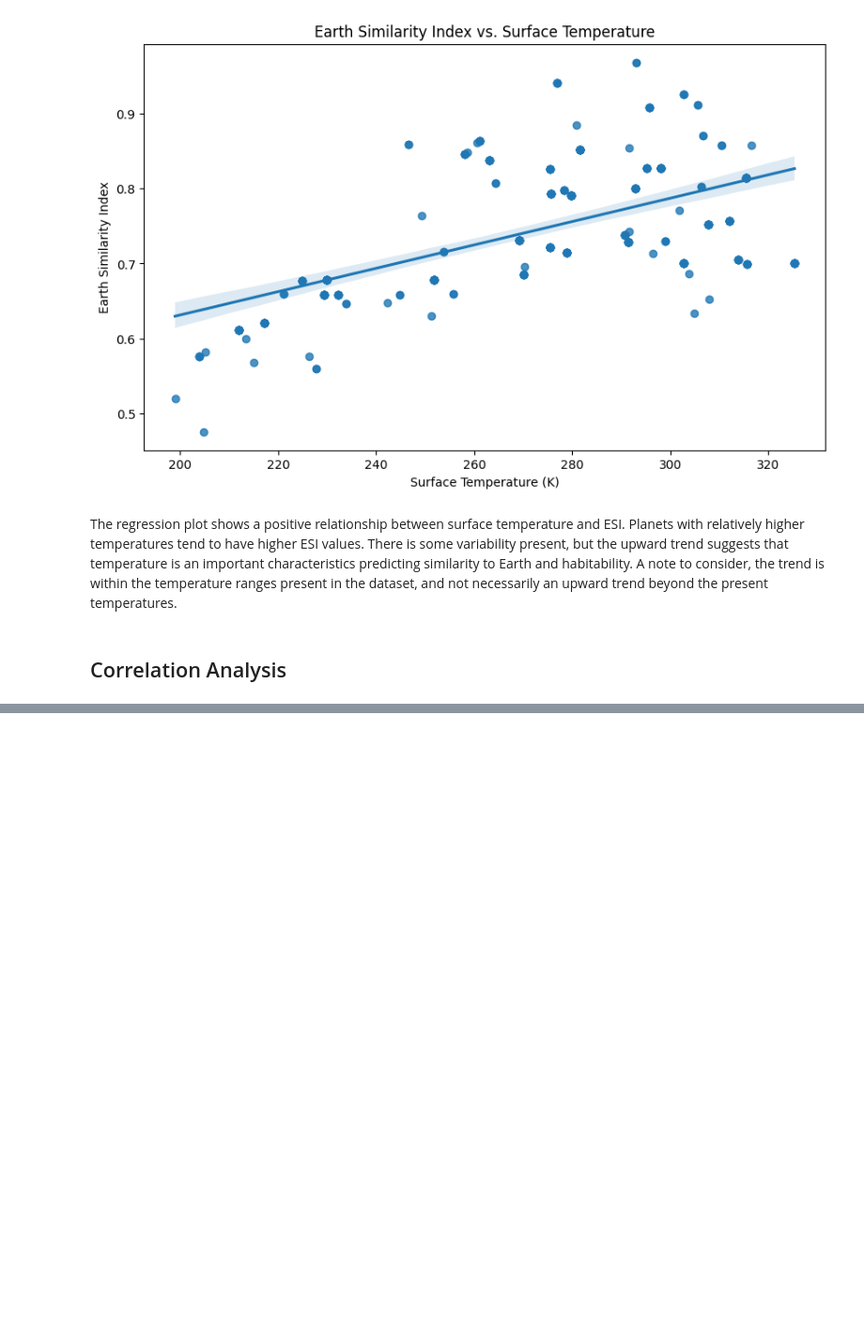
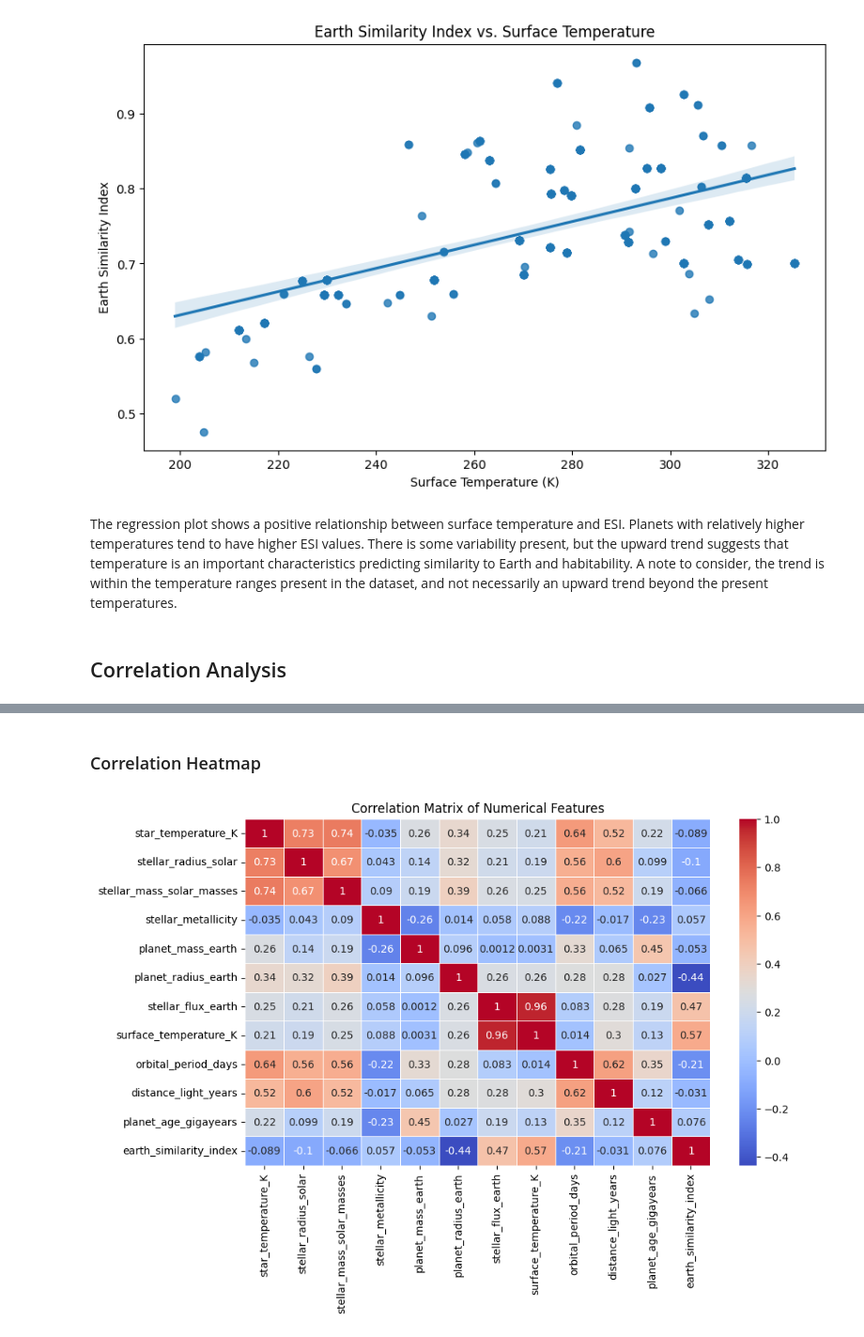
Before and after one commit to joshreisinger17-Data/Exoplanet-Habitability-Prediction, a Jupyter notebook: capstone.ipynb, the cells around one changed output, grey strips where cells are left out. Shown at 94% size. Drawn from its saved outputs; the diff is of its cells as text; code cells hidden in the pictures; blank space fills up the shorter version.

Commit message:
Completed Bivariate and Correlation Analysis

```diff
--- a/capstone.ipynb
+++ b/capstone.ipynb
@@ -707,0 +710,4 @@ The regression plot shows a positive relationship between surface temperature an
+# %%
+# Correlation between all numerical features
+correlation_matrix = merged_planets.select_dtypes(include=['float64', 'int64']).corr()
+correlation_matrix
@@ -707,0 +730,9 @@ The regression plot shows a positive relationship between surface temperature an
+# %% [markdown]
+### Correlation Heatmap
+# %%
+plt.figure(figsize=(10, 6))
+sns.heatmap(correlation_matrix, annot=True, cmap='coolwarm', linewidths=0.5)
+plt.title('Correlation Matrix of Numerical Features')
+plt.show()
+# %% [output]
+[figure, added]
```
Also changed, not shown: parts of 8 cells of this notebook.
